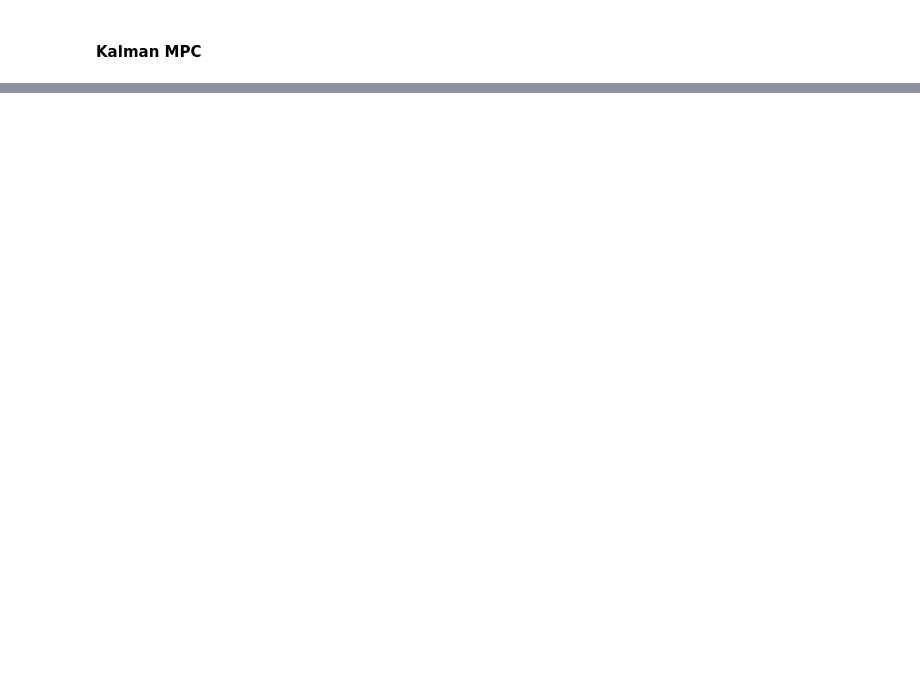
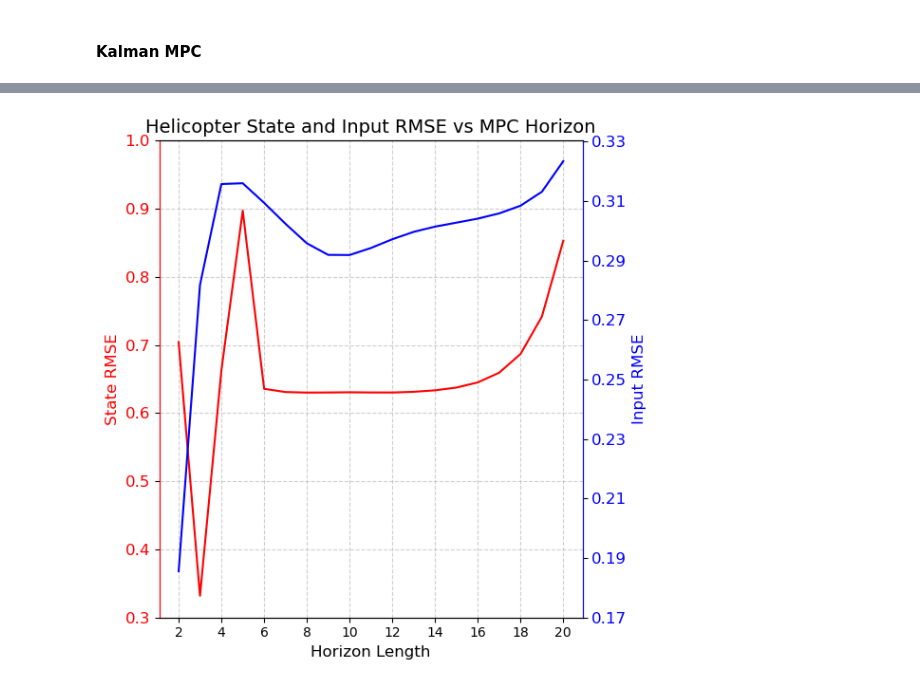
Before and after one commit to marcotallone/mpc-tracking, a Jupyter notebook: results/plots.ipynb, the cells around one changed output, grey strips where cells are left out. Drawn from its saved outputs; the diff is of its cells as text; code cells hidden in the pictures; blank space fills up the shorter version.

```diff
--- a/results/plots.ipynb
+++ b/results/plots.ipynb
@@ -161,0 +227,51 @@ Input RMSE: 0.5692 +/- 0.0709
+# %%
+state_color = "red"
+input_color = "blue"
+
+fig, ax1 = plt.subplots(figsize=(6, 6))
+
+# Set background color to transparent
+# fig.patch.set_alpha(0)  # Set the figure background to transparent
+# ax1.set_facecolor((1, 1, 1, 0))  # Set axes background to transparent
+
+# Set labels with white color
+ax1.set_xlabel("Horizon Length", fontsize=12)
+ax1.set_ylabel("State RMSE", color=state_color, fontsize=12)
+ax1.plot(df_horizon_helicopter['horizon'], df_horizon_helicopter['state_rmse'], color=state_color)
+ax1.tick_params(axis="y", labelcolor=state_color, labelsize=12)
+ax1.set_yticks(np.arange(0.3, 1.1, 0.1))
+ax1.grid(True, linestyle="--", alpha=0.6)
+
+ax2 = ax1.twinx()
+ax2.set_ylabel("Input RMSE", color=input_color, fontsize=12)
+ax2.plot(df_horizon_helicopter['horizon'], df_horizon_helicopter['input_rmse'], color=input_color)
+ax2.tick_params(axis="y", labelcolor=input_color, labelsize=12)
+ax2.set_yticks(np.arange(0.17, 0.34, 0.02))
+# Change ticks and spine colors
+ax1.tick_params(axis='x')
+# ax1.spines['top'].set_color('white')
+# ax1.spines['bottom'].set_color('white')
+ax1.spines['left'].set_color(state_color)
+ax1.spines['right'].set_color(input_color)
+
+ax2.tick_params(axis='x')
+# ax2.spines['top'].set_color('white')
+# ax2.spines['bottom'].set_color('white')
+ax2.spines['left'].set_color(state_color)
+ax2.spines['right'].set_color(input_color)
+
+# Change x ticks to integers
+plt.xticks(np.arange(2, 21, 2))
+
+# Set title color to white
+plt.title("Helicopter State and Input RMSE vs MPC Horizon", fontsize=14)
+
+# Adjust layout
+fig.tight_layout()
+
+
+# fig.savefig(os.path.join("../report/images/", "helicopter-horizon.pdf"), bbox_inches='tight')
+
+plt.show()
+# %% [output]
+[figure, added]
```
Also changed, not shown: parts of 5 cells of this notebook, 5 other files.
